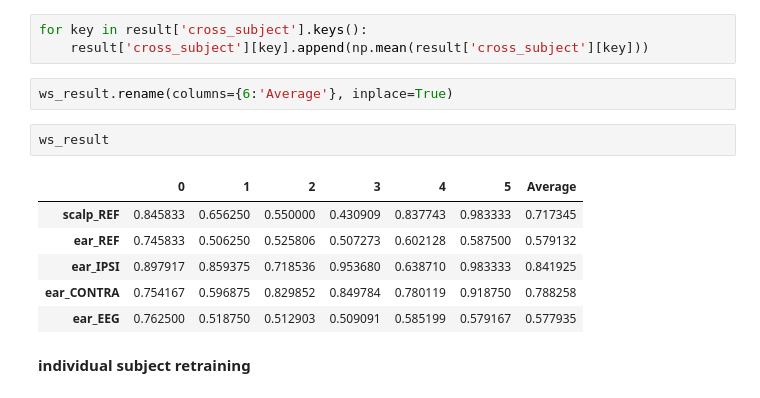
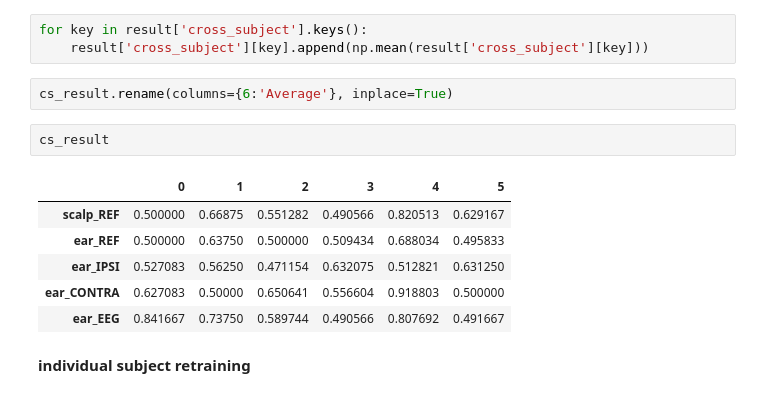
Before and after one commit to aliyazdanifar81/In-ear-EEG, a Jupyter notebook: classification.ipynb, the cells around one changed output. Saved outputs shown, nothing was run; the diff lists cells and outputs as text.

```diff
--- a/classification.ipynb
+++ b/classification.ipynb
@@ -978,16 +976,16 @@ cs_result = pd.DataFrame(result['cross_subject']).T
 for key in result['cross_subject'].keys():
     result['cross_subject'][key].append(np.mean(result['cross_subject'][key]))
 # %%
-ws_result.rename(columns={6:'Average'}, inplace=True)
+cs_result.rename(columns={6:'Average'}, inplace=True)
 # %%
-ws_result
+cs_result
 # %% [output]
-|  | 0 | 1 | 2 | 3 | 4 | 5 | Average |
-| scalp_REF | 0.845833 | 0.656250 | 0.550000 | 0.430909 | 0.837743 | 0.983333 | 0.717345 |
-| ear_REF | 0.745833 | 0.506250 | 0.525806 | 0.507273 | 0.602128 | 0.587500 | 0.579132 |
-| ear_IPSI | 0.897917 | 0.859375 | 0.718536 | 0.953680 | 0.638710 | 0.983333 | 0.841925 |
-| ear_CONTRA | 0.754167 | 0.596875 | 0.829852 | 0.849784 | 0.780119 | 0.918750 | 0.788258 |
-| ear_EEG | 0.762500 | 0.518750 | 0.512903 | 0.509091 | 0.585199 | 0.579167 | 0.577935 |
+|  | 0 | 1 | 2 | 3 | 4 | 5 |
+| scalp_REF | 0.500000 | 0.66875 | 0.551282 | 0.490566 | 0.820513 | 0.629167 |
+| ear_REF | 0.500000 | 0.63750 | 0.500000 | 0.509434 | 0.688034 | 0.495833 |
+| ear_IPSI | 0.527083 | 0.56250 | 0.471154 | 0.632075 | 0.512821 | 0.631250 |
+| ear_CONTRA | 0.627083 | 0.50000 | 0.650641 | 0.556604 | 0.918803 | 0.500000 |
+| ear_EEG | 0.841667 | 0.73750 | 0.589744 | 0.490566 | 0.807692 | 0.491667 |
 # %% [markdown]
 **individual subject retraining**
 # %%
```
Also changed, not shown: parts of 3 cells of this notebook.
